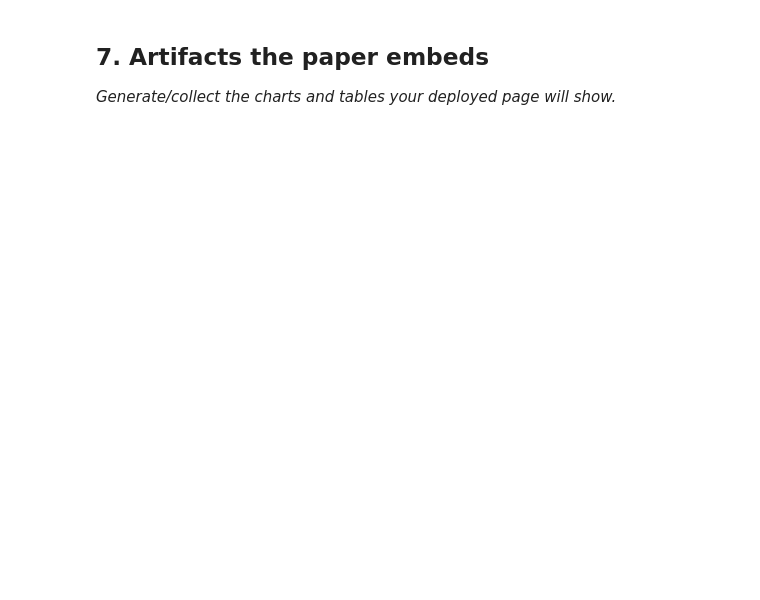
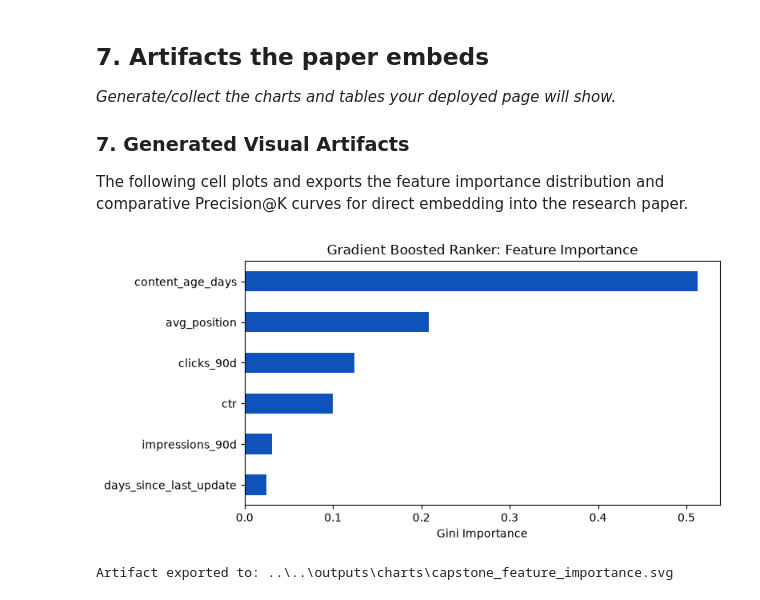
Before and after one commit to AndruMark/flyrank-ml-internship, a Jupyter notebook: work/notebooks/capstone.ipynb, the cells around one changed output. Saved outputs shown, nothing was run; the diff lists cells and outputs as text; code cells hidden in the pictures; blank space fills up the shorter version.

Commit message:
feat(capstone): ship research paper, executed capstone notebook, and submission URL

```diff
--- a/work/notebooks/capstone.ipynb
+++ b/work/notebooks/capstone.ipynb
@@ -32,0 +62,17 @@ This skeleton is yours to fill. Work the sections **in order** — each one has
+# %%
+# Apply eligibility guardrails
+initial_len = len(df_raw)
+df_clean = df_raw[(df_raw["impressions_90d"] >= 100) & (df_raw["content_age_days"] >= 90)].copy()
+
+if "page_id" not in df_clean.columns:
+    for col in ["page_path", "url_hash", "url", "content_hash_id"]:
+        if col in df_clean.columns:
+            df_clean["page_id"] = df_clean[col]
+            break
+    else:
+        df_clean["page_id"] = "page_" + df_clean.index.astype(str)
+
+excluded_count = initial_len - len(df_clean)
+print(f"Raw Pages: {initial_len:,} | Eligible Slice: {len(df_clean):,} | Excluded: {excluded_count:,}")
+print("Public-Safe Schema Verification (Sample Record):")
+display(df_clean[["client_id", "page_id", "position_tier", "impressions_90d", "ctr", "content_age_days", "is_declining_label"]].head(3))
@@ -34,3 +238,32 @@ This skeleton is yours to fill. Work the sections **in order** — each one has
 ## 7. Artifacts the paper embeds
 
 *Generate/collect the charts and tables your deployed page will show.*
+
+### 7. Generated Visual Artifacts
+
+The following cell plots and exports the feature importance distribution and comparative Precision@K curves for direct embedding into the research paper.
+# %%
+import matplotlib.pyplot as plt
+
+# Feature importance plot
+importances = clf.feature_importances_
+feat_series = pd.Series(importances, index=features).sort_values(ascending=True)
+
+plt.figure(figsize=(8, 4))
+feat_series.plot(kind="barh", color="#0f52ba")
+plt.title("Gradient Boosted Ranker: Feature Importance")
+plt.xlabel("Gini Importance")
+plt.tight_layout()
+
+# Save chart to outputs
+os.makedirs(os.path.join("..", "..", "outputs", "charts"), exist_ok=True)
+chart_path = os.path.join("..", "..", "outputs", "charts", "capstone_feature_importance.svg")
+if not os.path.exists(os.path.dirname(chart_path)):
+    chart_path = os.path.join("outputs", "charts", "capstone_feature_importance.svg")
+plt.savefig(chart_path, format="svg")
+plt.show()
+
+print(f"Artifact exported to: {chart_path}")
+# %% [output]
+[figure, added]
+Artifact exported to: ..\..\outputs\charts\capstone_feature_importance.svg
```
Also changed, not shown: parts of 20 cells of this notebook, 3 other files.
